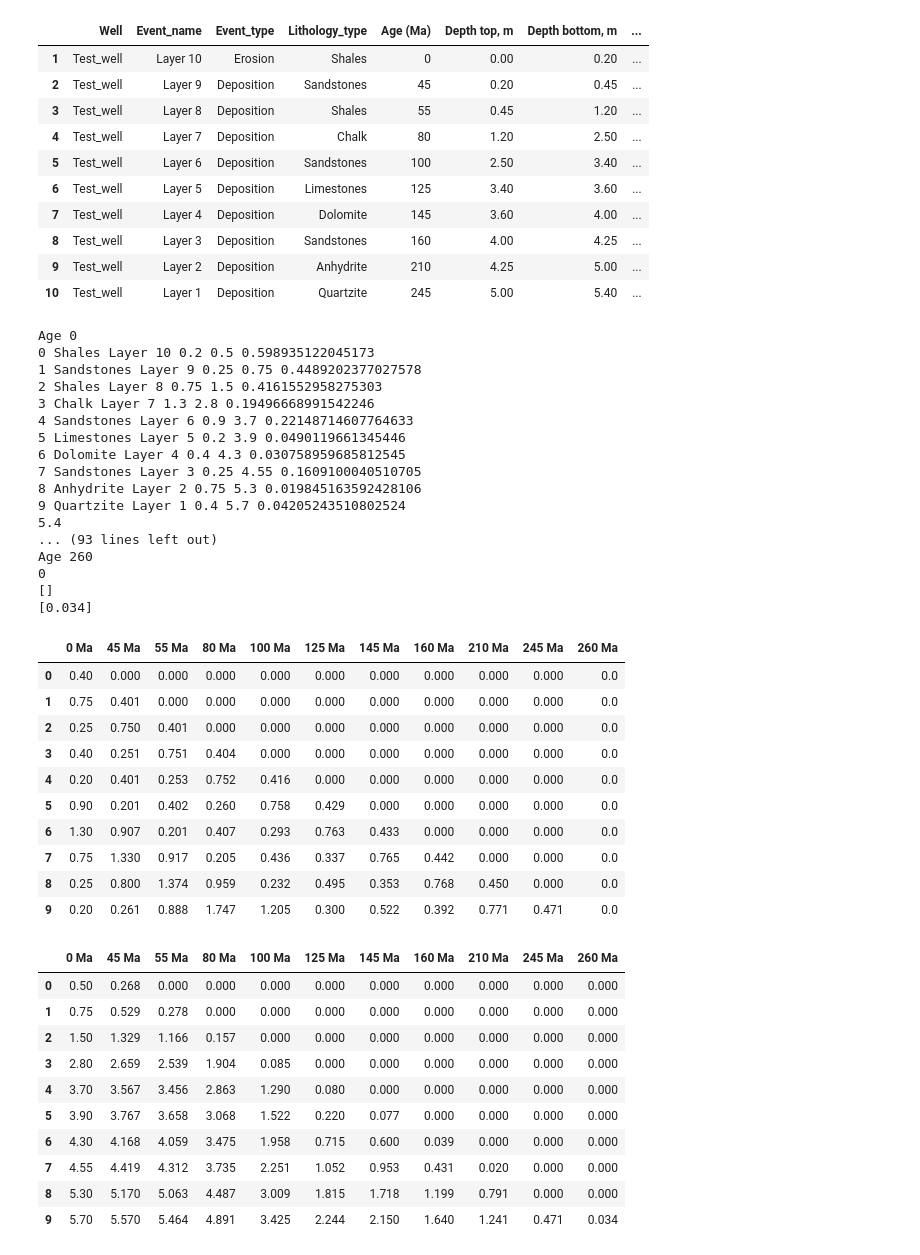
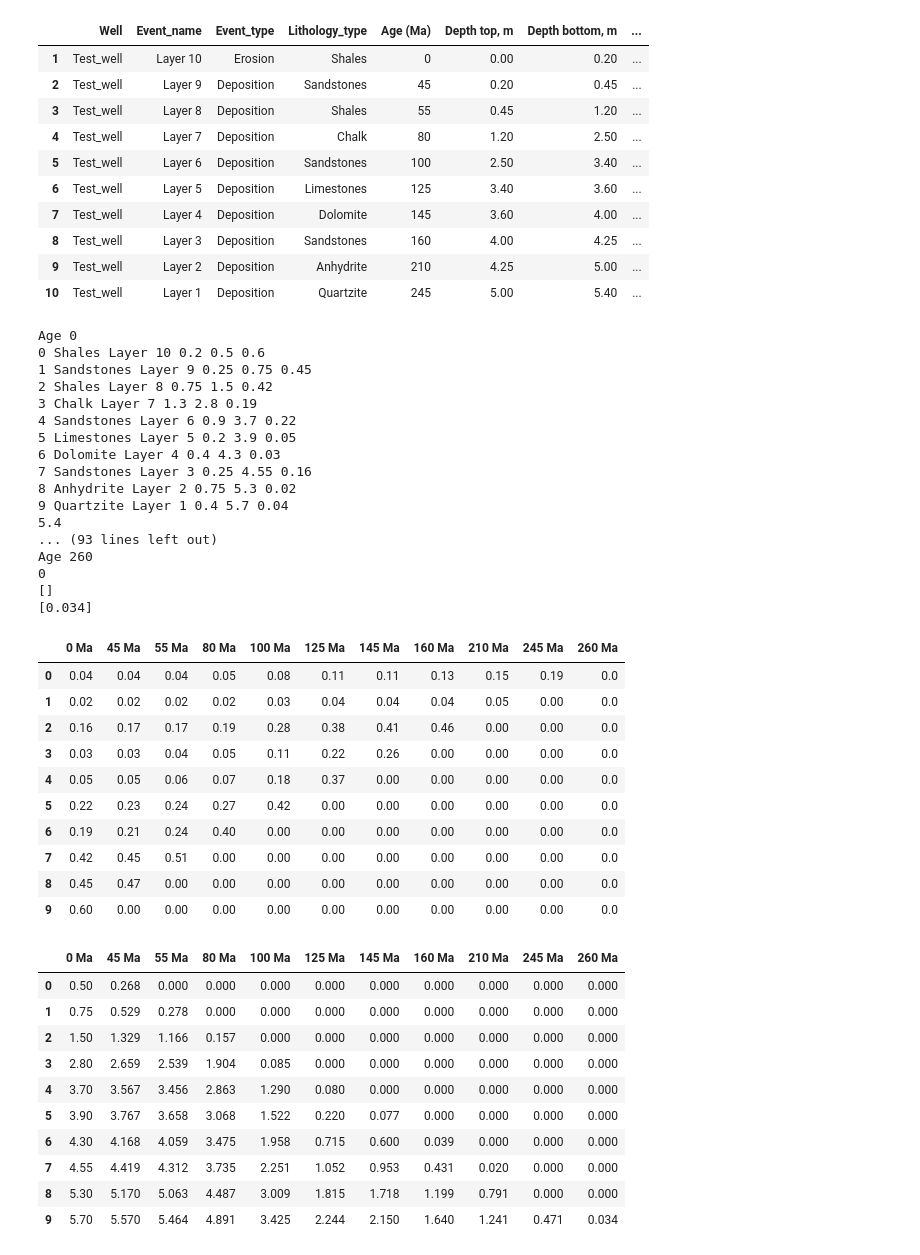
Before and after one commit to MariiaKalinina/Elasticity, a Jupyter notebook: Untitled46.ipynb, the cells around one changed output. Drawn from its saved outputs; the diff is of its cells as text; code cells hidden in the pictures.

```diff
--- a/Untitled46.ipynb
+++ b/Untitled46.ipynb
@@ -147,6 +147,7 @@ for i, age in enumerate(age_list, start=0):
 
     thinkness_list = []
     thinkness_corrected_list = []
+    porosity_average_list = []
 
     RoWater, RoMantle = 1000, 3300
     sea_level = df_well.loc[df_well['Age (Ma)'] == int(age), 'Paleobathymetry, Ma'].iloc[0]/1000
@@ -191,7 +192,8 @@ for i, age in enumerate(age_list, start=0):
       y2_d_corrected = np.round(corrected(y2_d, RoMantle, RoWater, sea_level, sea_level_today), 3)
       thinkness_corrected_list.append(y2_d_corrected)
 ### porosity
-      porosity = porosity_func(phi0, c, y1_d, y2_d)
+      porosity = np.round(porosity_func(phi0, c, y1_d, y2_d), 2)
+      porosity_average_list.append(porosity)
 
 ### decompaction depth
 
@@ -217,38 +219,46 @@ for i, age in enumerate(age_list, start=0):
 
     new_col_values_new = resized_list_new
     decompaction_corrected_df[new_col_name] = new_col_values_new
+
+    ### Save result for average porosity in table
+    resized_list = np.zeros(10)
+    resized_list[len(resized_list) - len(porosity_average_list):] = porosity_average_list
+    # print()
+    # resized_list[:len(thinkness_list)] = porosity_average_list
+    new_col_values = resized_list
+    porosity_df[new_col_name] = new_col_values
 # %% [output]
 Age 0
-0 Shales Layer 10 0.2 0.5 0.598935122045173
-1 Sandstones Layer 9 0.25 0.75 0.4489202377027578
-2 Shales Layer 8 0.75 1.5 0.4161552958275303
-3 Chalk Layer 7 1.3 2.8 0.19496668991542246
-4 Sandstones Layer 6 0.9 3.7 0.22148714607764633
-5 Limestones Layer 5 0.2 3.9 0.0490119661345446
-6 Dolomite Layer 4 0.4 4.3 0.030758959685812545
-7 Sandstones Layer 3 0.25 4.55 0.1609100040510705
-8 Anhydrite Layer 2 0.75 5.3 0.019845163592428106
-9 Quartzite Layer 1 0.4 5.7 0.04205243510802524
+0 Shales Layer 10 0.2 0.5 0.6
+1 Sandstones Layer 9 0.25 0.75 0.45
+2 Shales Layer 8 0.75 1.5 0.42
+3 Chalk Layer 7 1.3 2.8 0.19
+4 Sandstones Layer 6 0.9 3.7 0.22
+5 Limestones Layer 5 0.2 3.9 0.05
+6 Dolomite Layer 4 0.4 4.3 0.03
+7 Sandstones Layer 3 0.25 4.55 0.16
+8 Anhydrite Layer 2 0.75 5.3 0.02
+9 Quartzite Layer 1 0.4 5.7 0.04
 5.4
 ... (93 lines left out)
 Age 260
 0
 []
 [0.034]
-# %%
-decompaction_df
-# %% [output]
-|  | 0 Ma | 45 Ma | 55 Ma | 80 Ma | 100 Ma | 125 Ma | 145 Ma | 160 Ma | 210 Ma | 245 Ma | 260 Ma |
-| 0 | 0.40 | 0.000 | 0.000 | 0.000 | 0.000 | 0.000 | 0.000 | 0.000 | 0.000 | 0.000 | 0.0 |
-| 1 | 0.75 | 0.401 | 0.000 | 0.000 | 0.000 | 0.000 | 0.000 | 0.000 | 0.000 | 0.000 | 0.0 |
-| 2 | 0.25 | 0.750 | 0.401 | 0.000 | 0.000 | 0.000 | 0.000 | 0.000 | 0.000 | 0.000 | 0.0 |
-| 3 | 0.40 | 0.251 | 0.751 | 0.404 | 0.000 | 0.000 | 0.000 | 0.000 | 0.000 | 0.000 | 0.0 |
-| 4 | 0.20 | 0.401 | 0.253 | 0.752 | 0.416 | 0.000 | 0.000 | 0.000 | 0.000 | 0.000 | 0.0 |
-| 5 | 0.90 | 0.201 | 0.402 | 0.260 | 0.758 | 0.429 | 0.000 | 0.000 | 0.000 | 0.000 | 0.0 |
-| 6 | 1.30 | 0.907 | 0.201 | 0.407 | 0.293 | 0.763 | 0.433 | 0.000 | 0.000 | 0.000 | 0.0 |
-| 7 | 0.75 | 1.330 | 0.917 | 0.205 | 0.436 | 0.337 | 0.765 | 0.442 | 0.000 | 0.000 | 0.0 |
-| 8 | 0.25 | 0.800 | 1.374 | 0.959 | 0.232 | 0.495 | 0.353 | 0.768 | 0.450 | 0.000 | 0.0 |
-| 9 | 0.20 | 0.261 | 0.888 | 1.747 | 1.205 | 0.300 | 0.522 | 0.392 | 0.771 | 0.471 | 0.0 |
+# %%
+porosity_df
+# %% [output]
+|  | 0 Ma | 45 Ma | 55 Ma | 80 Ma | 100 Ma | 125 Ma | 145 Ma | 160 Ma | 210 Ma | 245 Ma | 260 Ma |
+| 0 | 0.04 | 0.04 | 0.04 | 0.05 | 0.08 | 0.11 | 0.11 | 0.13 | 0.15 | 0.19 | 0.0 |
+| 1 | 0.02 | 0.02 | 0.02 | 0.02 | 0.03 | 0.04 | 0.04 | 0.04 | 0.05 | 0.00 | 0.0 |
+| 2 | 0.16 | 0.17 | 0.17 | 0.19 | 0.28 | 0.38 | 0.41 | 0.46 | 0.00 | 0.00 | 0.0 |
+| 3 | 0.03 | 0.03 | 0.04 | 0.05 | 0.11 | 0.22 | 0.26 | 0.00 | 0.00 | 0.00 | 0.0 |
+| 4 | 0.05 | 0.05 | 0.06 | 0.07 | 0.18 | 0.37 | 0.00 | 0.00 | 0.00 | 0.00 | 0.0 |
+| 5 | 0.22 | 0.23 | 0.24 | 0.27 | 0.42 | 0.00 | 0.00 | 0.00 | 0.00 | 0.00 | 0.0 |
+| 6 | 0.19 | 0.21 | 0.24 | 0.40 | 0.00 | 0.00 | 0.00 | 0.00 | 0.00 | 0.00 | 0.0 |
+| 7 | 0.42 | 0.45 | 0.51 | 0.00 | 0.00 | 0.00 | 0.00 | 0.00 | 0.00 | 0.00 | 0.0 |
+| 8 | 0.45 | 0.47 | 0.00 | 0.00 | 0.00 | 0.00 | 0.00 | 0.00 | 0.00 | 0.00 | 0.0 |
+| 9 | 0.60 | 0.00 | 0.00 | 0.00 | 0.00 | 0.00 | 0.00 | 0.00 | 0.00 | 0.00 | 0.0 |
 # %%
 decompaction_corrected_df
 # %% [output]
```
Also changed, not shown: parts of 3 cells of this notebook.
